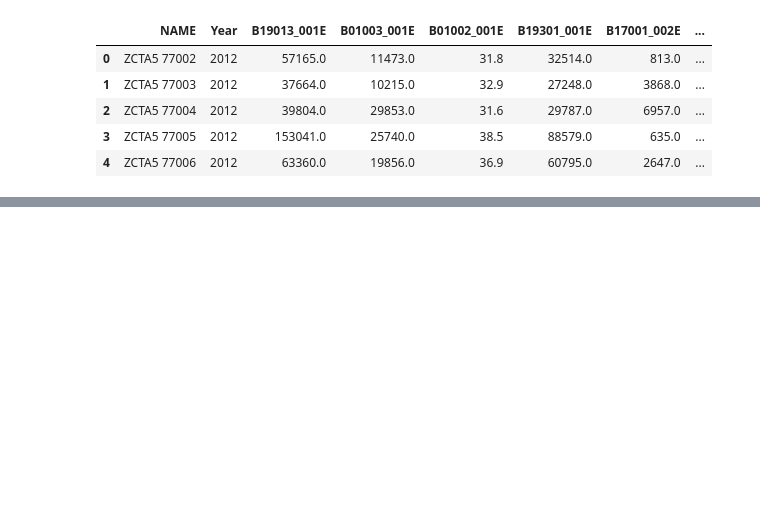
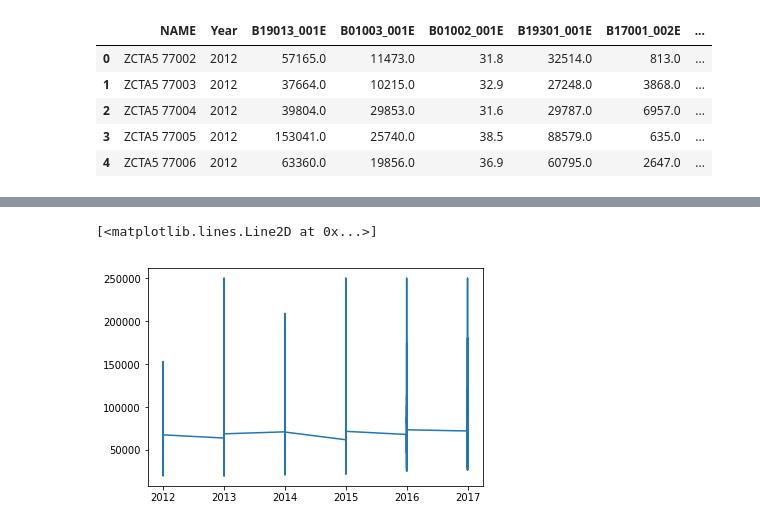
Before and after one commit to NKovich/Houston-Gentrification-Study, a Jupyter notebook: ZipCodeAnalysis.ipynb, the cells around one changed output, grey strips where cells are left out. Saved outputs shown, nothing was run; the diff lists cells and outputs as text; code cells hidden in the pictures; blank space fills up the shorter version.

Commit message:
initial graphs added

```diff
--- a/ZipCodeAnalysis.ipynb
+++ b/ZipCodeAnalysis.ipynb
@@ -72,0 +93,5 @@ census_pd.head()
+# %%
+plt.plot(census_pd["Year"], census_pd["Household Income"])
+# %% [output]
+[<matplotlib.lines.Line2D at 0x...>]
+[figure, added]
```
Also changed, not shown: parts of 8 cells of this notebook, 1 other file.
